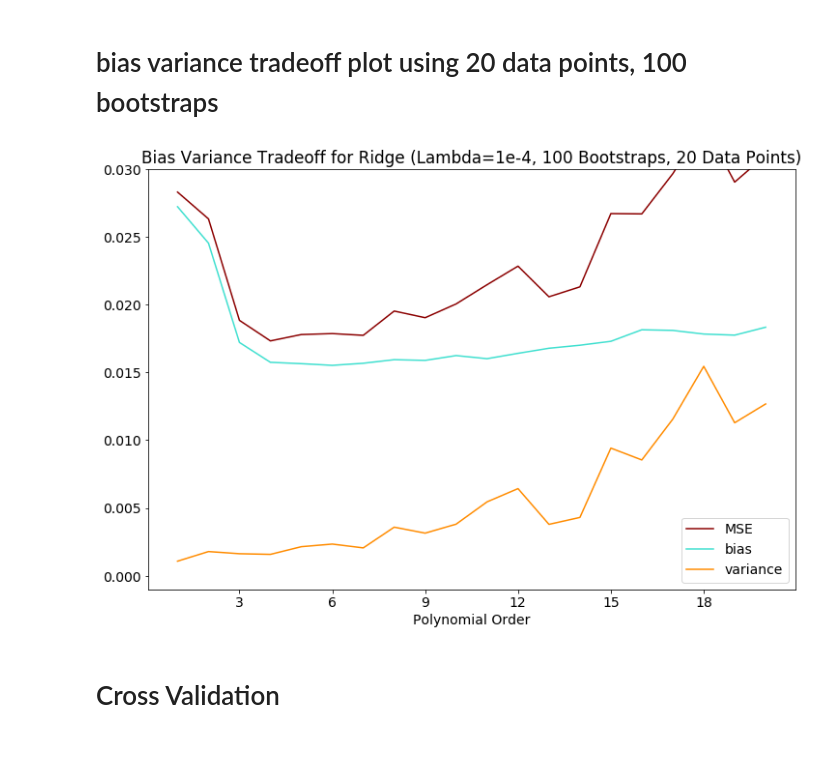
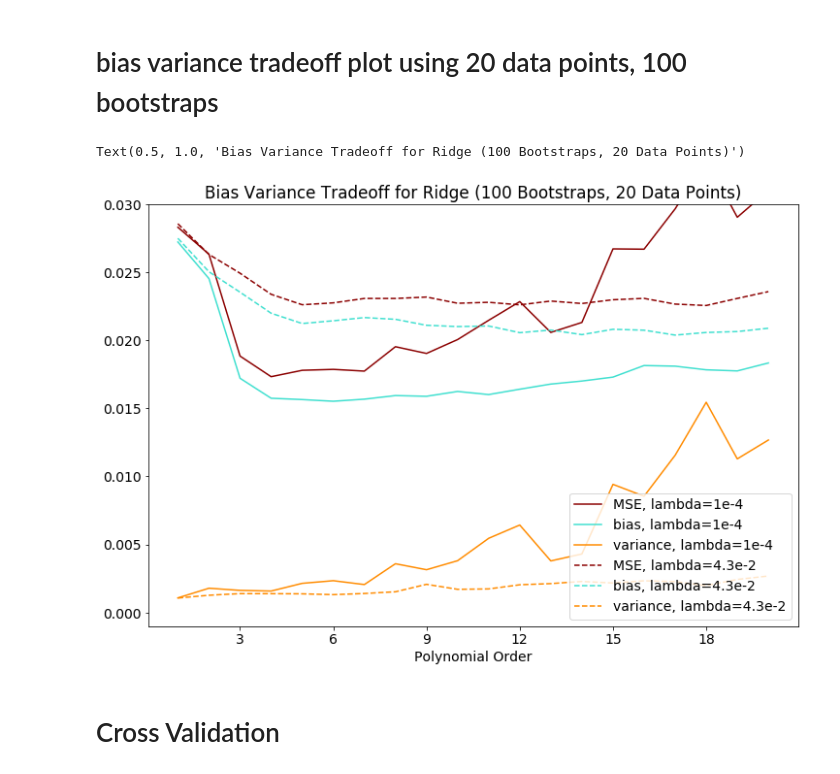
Before and after one commit to orhuff/FYS-STK-4155-Project1-Regression, a Jupyter notebook: code/Ridge_part_E.ipynb, the cells around one changed output. Cells and saved outputs as stored; diff of their text form; code cells hidden in the pictures; blank space fills up the shorter version.

```diff
--- a/code/Ridge_part_E.ipynb
+++ b/code/Ridge_part_E.ipynb
@@ -251,23 +255,29 @@ nlambdas = 20
 bootstrap_test_MSEs, bootstrap_train_MSEs, biases, variances, lambdas = ridge_test_bootstrap(npoints,
                                     lower, upper, noise, sigma, nlambdas, nbootstraps, scaling = 1)
 # %%
-# lambda value to use (lowest 1e-4)
+# lambda value to use (lowest 1e-4, highest 4.3e-2)
 n = 0
+n2 = 10
 
 poly_order_range = range(lower, upper+1)
 fig,ax = plt.subplots(figsize=(12,8))
-ax.plot(poly_order_range, bootstrap_test_MSEs[:,n], color='darkred', label='MSE')
-ax.plot(poly_order_range, biases[:,n], color='turquoise', label='bias')
-ax.plot(poly_order_range, variances[:,n], color='darkorange', label='variance')
+ax.plot(poly_order_range, bootstrap_test_MSEs[:,n], color='darkred', label='MSE, lambda=1e-4')
+ax.plot(poly_order_range, biases[:,n], color='turquoise', label='bias, lambda=1e-4')
+ax.plot(poly_order_range, variances[:,n], color='darkorange', label='variance, lambda=1e-4')
+
+ax.plot(poly_order_range, bootstrap_test_MSEs[:,n2], color='darkred', ls='--', label='MSE, lambda=4.3e-2')
+ax.plot(poly_order_range, biases[:,n2], color='turquoise', ls='--', label='bias, lambda=4.3e-2')
+ax.plot(poly_order_range, variances[:,n2], color='darkorange', ls='--', label='variance, lambda=4.3e-2')
 #ax.vlines(3, -1, 1, color='grey', linestyles='--')
 ax.set_ylim(-0.001, 0.03)
 ax.legend()
 ax.set_xlabel('Polynomial Order')
 ax.xaxis.set_major_locator(MaxNLocator(integer=True))
-ax.set_title('Bias Variance Tradeoff for Ridge (Lambda=1e-4, 100 Bootstraps, 20 Data Points)')
-fig.savefig('ridge_bias_variance.jpg', dpi=1000, bbox_inches='tight')
+ax.set_title('Bias Variance Tradeoff for Ridge (100 Bootstraps, 20 Data Points)')
+#fig.savefig('ridge_bias_variance.jpg', dpi=1000, bbox_inches='tight')
 # %% [output]
+Text(0.5, 1.0, 'Bias Variance Tradeoff for Ridge (100 Bootstraps, 20 Data Points)')
-[figure, old version]
+[figure, new version]
 # %% [markdown]
 # Cross Validation
 # %%
```
Also changed, not shown: parts of 4 cells of this notebook, 1 other file.
